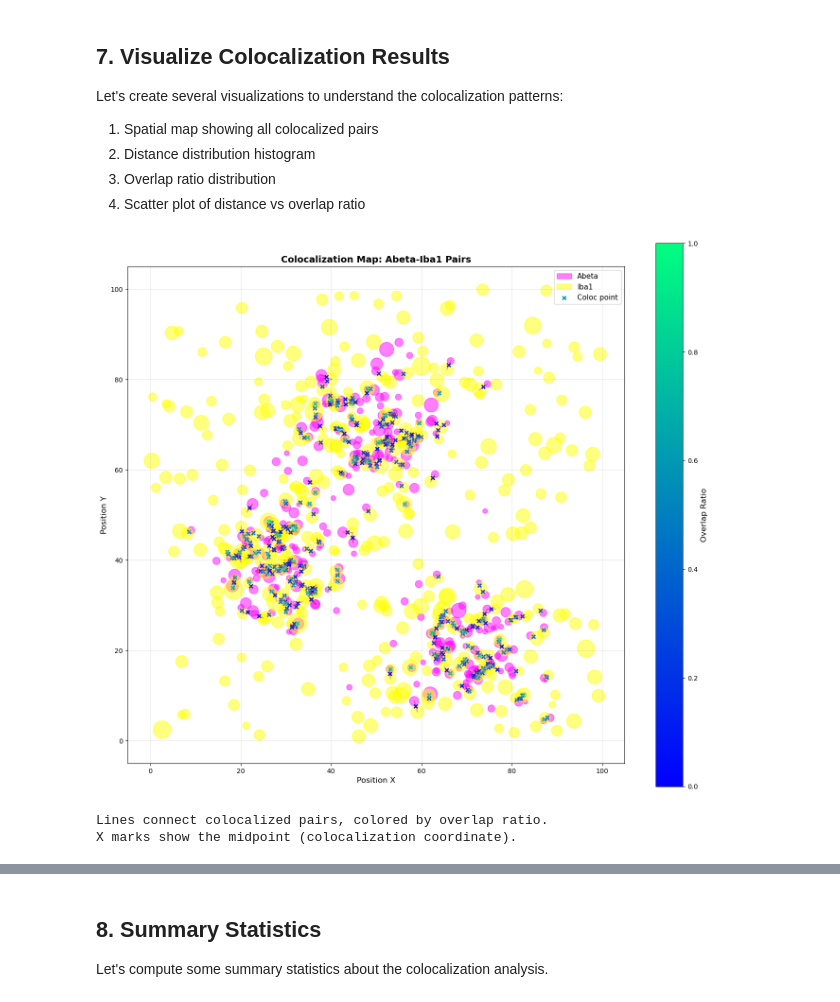
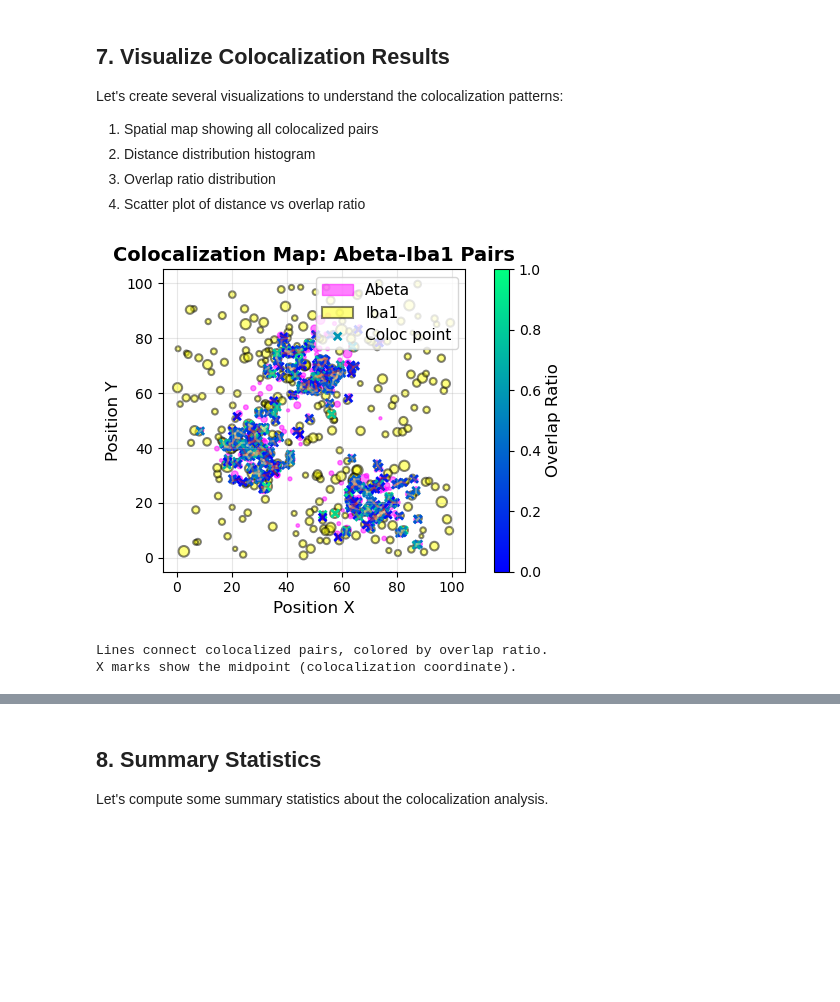
Before and after one commit to khanlab/SPIMquant, a Jupyter notebook: examples/notebooks/colocalization_visualization.ipynb, the cells around one changed output, grey strips where cells are left out. Cells and saved outputs as stored; diff of their text form; code cells hidden in the pictures; blank space fills up the shorter version.

```diff
--- a/examples/notebooks/colocalization_visualization.ipynb
+++ b/examples/notebooks/colocalization_visualization.ipynb
@@ -145,7 +145,7 @@ Let's visualize both stains in 2D space:
 
 Circle sizes are proportional to object radius.
 # %%
-fig, ax = plt.subplots(figsize=(12, 10))
+fig, ax = plt.subplots(figsize=(6,4))
 
 # Plot Abeta objects (magenta)
 for _, obj in df_abeta.iterrows():
@@ -163,10 +163,10 @@ for _, obj in df_iba1.iterrows():
     circle = Circle(
         (obj['pos_x'], obj['pos_y']),
         obj['radius'],
-        color='yellow',
+        facecolor='yellow',
         alpha=0.6,
         edgecolor='black',
-        linewidth=1.5,
+        linewidth=1,
         label='Iba1' if _ == 0 else ''
     )
     ax.add_patch(circle)
@@ -233,7 +233,7 @@ Let's visualize this for a few example Abeta objects.
 example_indices = [0,3,4]
 search_radius_multiplier = 3.0
 
-fig, axes = plt.subplots(1, 3, figsize=(18, 6))
+fig, axes = plt.subplots(1, 3, figsize=(12, 6))
 
 for ax_idx, abeta_idx in enumerate(example_indices):
     ax = axes[ax_idx]
@@ -341,7 +341,7 @@ The `overlap_threshold` parameter (default: 0.0) determines which pairs to keep:
 Let's visualize different overlap scenarios.
 # %%
 # Create illustration of different overlap scenarios
-fig, axes = plt.subplots(1, 4, figsize=(16, 4))
+fig, axes = plt.subplots(1, 4, figsize=(12, 3))
 
 scenarios = [
     {'distance': 0, 'label': 'Complete overlap\n(overlap_ratio = 1.0)'},
@@ -367,14 +367,14 @@ for ax_idx, scenario in enumerate(scenarios):
 
     # Plot objects
     circle_a = Circle(pos_a, radius_a, color='magenta', alpha=0.5, label='Abeta')
-    circle_b = Circle(pos_b, radius_b, color='yellow', alpha=0.5,
+    circle_b = Circle(pos_b, radius_b, facecolor='yellow', alpha=0.5,
                      edgecolor='black', linewidth=2, label='Iba1')
     ax.add_patch(circle_a)
     ax.add_patch(circle_b)
 
     # Draw distance line
     ax.plot([pos_a[0], pos_b[0]], [pos_a[1], pos_b[1]], 'k--', linewidth=2)
-    ax.text((pos_a[0] + pos_b[0])/2, -0.5, f'd = {distance}',
+    ax.text((pos_a[0] + pos_b[0])/2, -2, f'd = {distance}',
             ha='center', fontsize=10, fontweight='bold')
 
     # Add overlap ratio text
@@ -388,7 +388,7 @@ for ax_idx, scenario in enumerate(scenarios):
     ax.set_xlabel('Position')
     ax.set_title(scenario['label'], fontsize=10, fontweight='bold')
     ax.grid(True, alpha=0.3)
-    ax.axhline(y=0, color='k', linewidth=0.5, alpha=0.3)
+    #ax.axhline(y=0, color='k', linewidth=0.5, alpha=0.3)
     if ax_idx == 0:
         ax.legend(loc='lower left', fontsize=9)
 
@@ -507,7 +507,7 @@ Let's create several visualizations to understand the colocalization patterns:
 4. Scatter plot of distance vs overlap ratio
 # %%
 # 1. Spatial map with colocalization links
-fig, ax = plt.subplots(figsize=(14, 12))
+fig, ax = plt.subplots(figsize=(6, 4))
 
 # Plot all Abeta objects
 for _, obj in df_abeta.iterrows():
@@ -525,7 +525,7 @@ for _, obj in df_iba1.iterrows():
     circle = Circle(
         (obj['pos_x'], obj['pos_y']),
         obj['radius'],
-        color='yellow',
+        facecolor='yellow',
         alpha=0.5,
         edgecolor='black',
         linewidth=1.5,
@@ -542,34 +542,34 @@ for _, pair in df_coloc.iterrows():
     # Color by overlap ratio
     color = plt.cm.RdYlGn(pair['overlap_ratio'])
     ax.plot([obj_a['pos_x'], obj_b['pos_x']],
             [obj_a['pos_y'], obj_b['pos_y']],
             color=color, alpha=0.4, linewidth=1.5)
 
 # Plot colocalization coordinates
 ax.scatter(df_coloc['coloc_x'], df_coloc['coloc_y'],
           c=df_coloc['overlap_ratio'], cmap='winter',
           s=30, marker='x', linewidths=2,
           label='Coloc point', vmin=0, vmax=1)
 
 cbar = plt.colorbar(ax.collections[-1], ax=ax)
 cbar.set_label('Overlap Ratio', fontsize=12)
 
 ax.set_xlim(-5, 105)
 ax.set_ylim(-5, 105)
 ax.set_aspect('equal')
 ax.set_xlabel('Position X', fontsize=12)
 ax.set_ylabel('Position Y', fontsize=12)
 ax.set_title('Colocalization Map: Abeta-Iba1 Pairs', fontsize=14, fontweight='bold')
 ax.grid(True, alpha=0.3)
 ax.legend(loc='upper right', fontsize=11)
 
 plt.tight_layout()
 plt.show()
 
 print(f"\nLines connect colocalized pairs, colored by overlap ratio.")
 print(f"X marks show the midpoint (colocalization coordinate).")
 # %% [output]
-[figure, old version]
+[figure, new version]
 Lines connect colocalized pairs, colored by overlap ratio.
 X marks show the midpoint (colocalization coordinate).
 # %%
```
Also changed, not shown: parts of 5 cells of this notebook.
